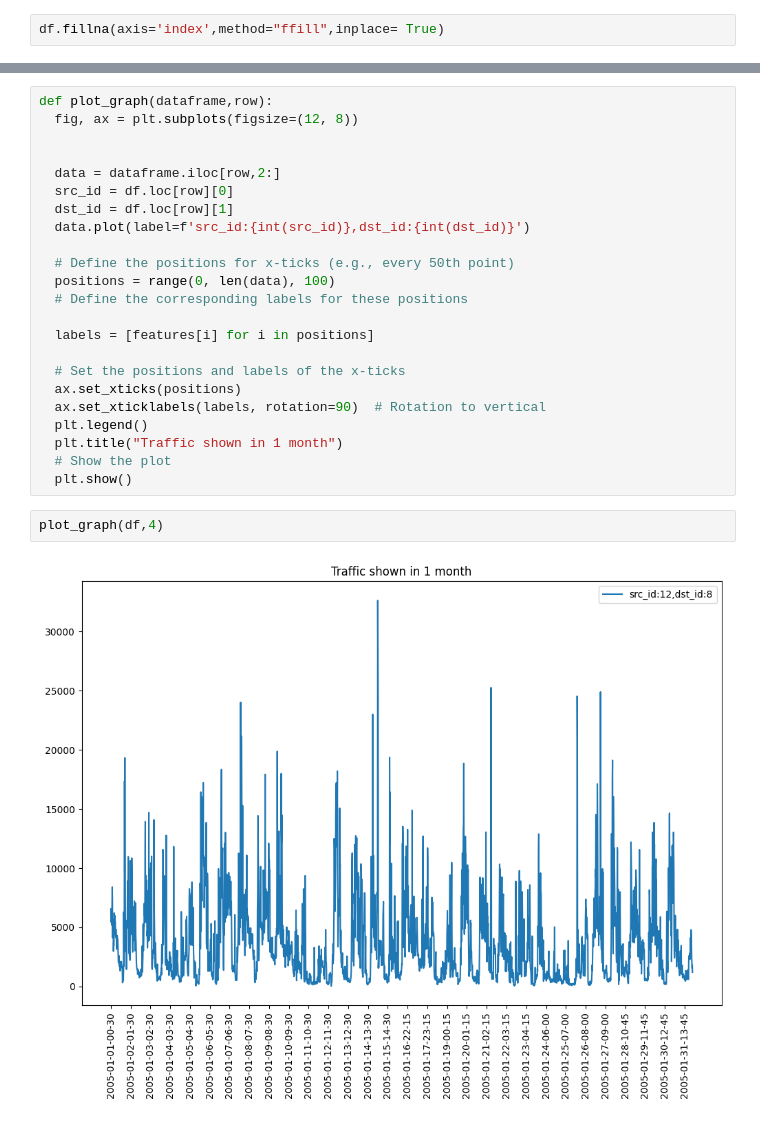
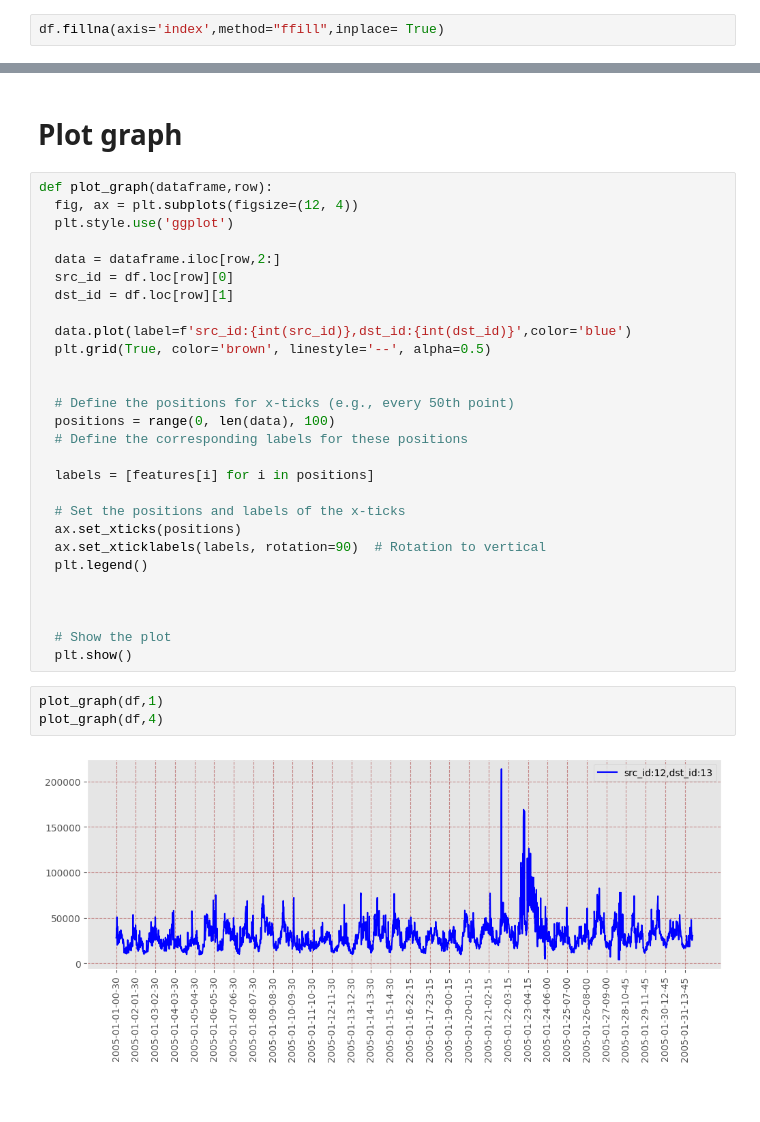
Before and after one commit to Mohammad-Amirifard/Traffic-forecasting, a Jupyter notebook: Notebooks/EDA_traffic.ipynb, the cells around one changed output, grey strips where cells are left out. Drawn from its saved outputs; the diff is of its cells as text; blank space fills up the shorter version.

```diff
--- a/Notebooks/EDA_traffic.ipynb
+++ b/Notebooks/EDA_traffic.ipynb
@@ -265,12 +297,17 @@ df.loc[0][0]
+# %% [markdown]
+# Plot graph
 # %%
 def plot_graph(dataframe,row):
-  fig, ax = plt.subplots(figsize=(12, 8))
-
+  fig, ax = plt.subplots(figsize=(12, 4))
+  plt.style.use('ggplot')
 
   data = dataframe.iloc[row,2:]
   src_id = df.loc[row][0]
   dst_id = df.loc[row][1]
-  data.plot(label=f'src_id:{int(src_id)},dst_id:{int(dst_id)}')
+
+  data.plot(label=f'src_id:{int(src_id)},dst_id:{int(dst_id)}',color='blue')
+  plt.grid(True, color='brown', linestyle='--', alpha=0.5)
+
 
   # Define the positions for x-ticks (e.g., every 50th point)
   positions = range(0, len(data), 100)
@@ -282,10 +319,13 @@ def plot_graph(dataframe,row):
   ax.set_xticks(positions)
   ax.set_xticklabels(labels, rotation=90)  # Rotation to vertical
   plt.legend()
-  plt.title("Traffic shown in 1 month")
+
+
+
   # Show the plot
   plt.show()
 # %%
+plot_graph(df,1)
 plot_graph(df,4)
 # %% [output]
-[figure, old version]
+[figure, new version]
```
Also changed, not shown: parts of 32 cells of this notebook.
